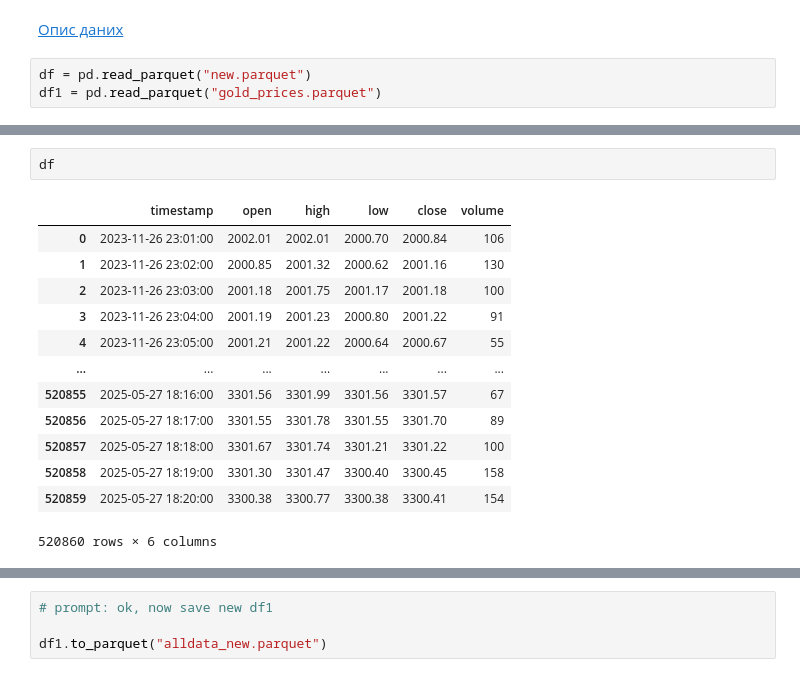
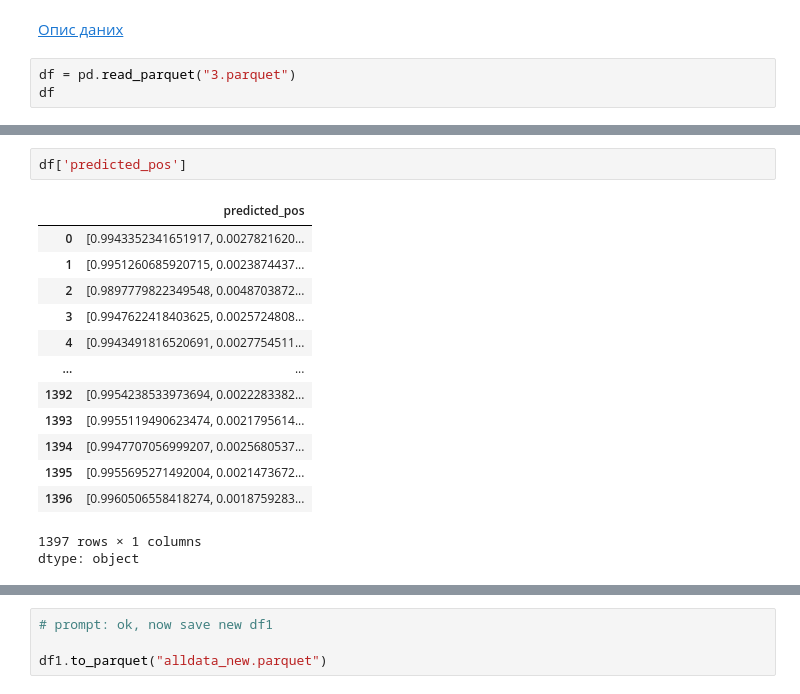
Before and after one commit to Flyingzaptop/Python-Colab, a Jupyter notebook: updateParquet.ipynb, the cells around one changed output, grey strips where cells are left out. Cells and saved outputs as stored; diff of their text form.

```diff
--- a/updateParquet.ipynb
+++ b/updateParquet.ipynb
@@ -7,5 +7,5 @@ import matplotlib.pyplot as plt
 # %% [markdown]
 [Опис даних](https://search.r-project.org/CRAN/refmans/PPtreeregViz/html/insurance.html)
 # %%
-df = pd.read_parquet("new.parquet")
-df1 = pd.read_parquet("gold_prices.parquet")
+df = pd.read_parquet("3.parquet")
+df
@@ -12,16 +26,17 @@ df1 = pd.read_parquet("gold_prices.parquet")
 # %%
-df
+df['predicted_pos']
 # %% [output]
-|  | timestamp | open | high | low | close | volume |
-| 0 | 2023-11-26 23:01:00 | 2002.01 | 2002.01 | 2000.70 | 2000.84 | 106 |
-| 1 | 2023-11-26 23:02:00 | 2000.85 | 2001.32 | 2000.62 | 2001.16 | 130 |
-| 2 | 2023-11-26 23:03:00 | 2001.18 | 2001.75 | 2001.17 | 2001.18 | 100 |
-| 3 | 2023-11-26 23:04:00 | 2001.19 | 2001.23 | 2000.80 | 2001.22 | 91 |
-| 4 | 2023-11-26 23:05:00 | 2001.21 | 2001.22 | 2000.64 | 2000.67 | 55 |
-| ... | ... | ... | ... | ... | ... | ... |
-| 520855 | 2025-05-27 18:16:00 | 3301.56 | 3301.99 | 3301.56 | 3301.57 | 67 |
-| 520856 | 2025-05-27 18:17:00 | 3301.55 | 3301.78 | 3301.55 | 3301.70 | 89 |
-| 520857 | 2025-05-27 18:18:00 | 3301.67 | 3301.74 | 3301.21 | 3301.22 | 100 |
-| 520858 | 2025-05-27 18:19:00 | 3301.30 | 3301.47 | 3300.40 | 3300.45 | 158 |
-| 520859 | 2025-05-27 18:20:00 | 3300.38 | 3300.77 | 3300.38 | 3300.41 | 154 |
+|  | predicted_pos |
+| 0 | [0.9943352341651917, 0.0027821620... |
+| 1 | [0.9951260685920715, 0.0023874437... |
+| 2 | [0.9897779822349548, 0.0048703872... |
+| 3 | [0.9947622418403625, 0.0025724808... |
+| 4 | [0.9943491816520691, 0.0027754511... |
+| ... | ... |
+| 1392 | [0.9954238533973694, 0.0022283382... |
+| 1393 | [0.9955119490623474, 0.0021795614... |
+| 1394 | [0.9947707056999207, 0.0025680537... |
+| 1395 | [0.9955695271492004, 0.0021473672... |
+| 1396 | [0.9960506558418274, 0.0018759283... |
-520860 rows × 6 columns
+1397 rows × 1 columns
+dtype: object
```
Also changed, not shown: parts of 4 cells of this notebook.
